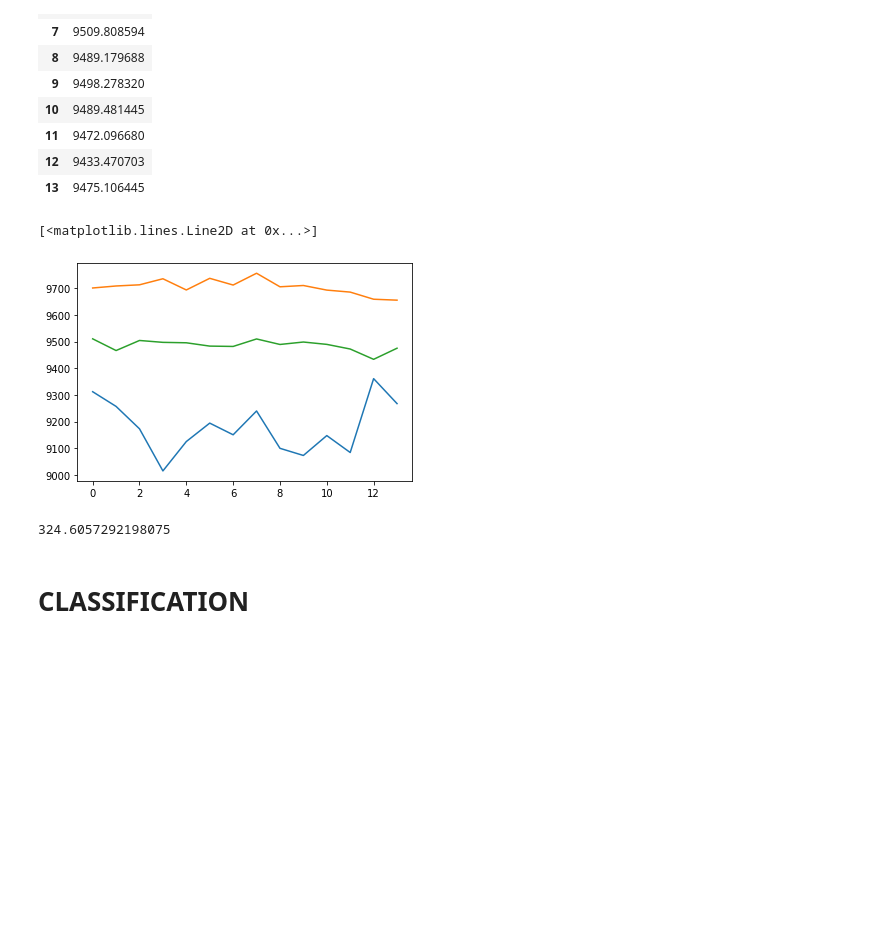
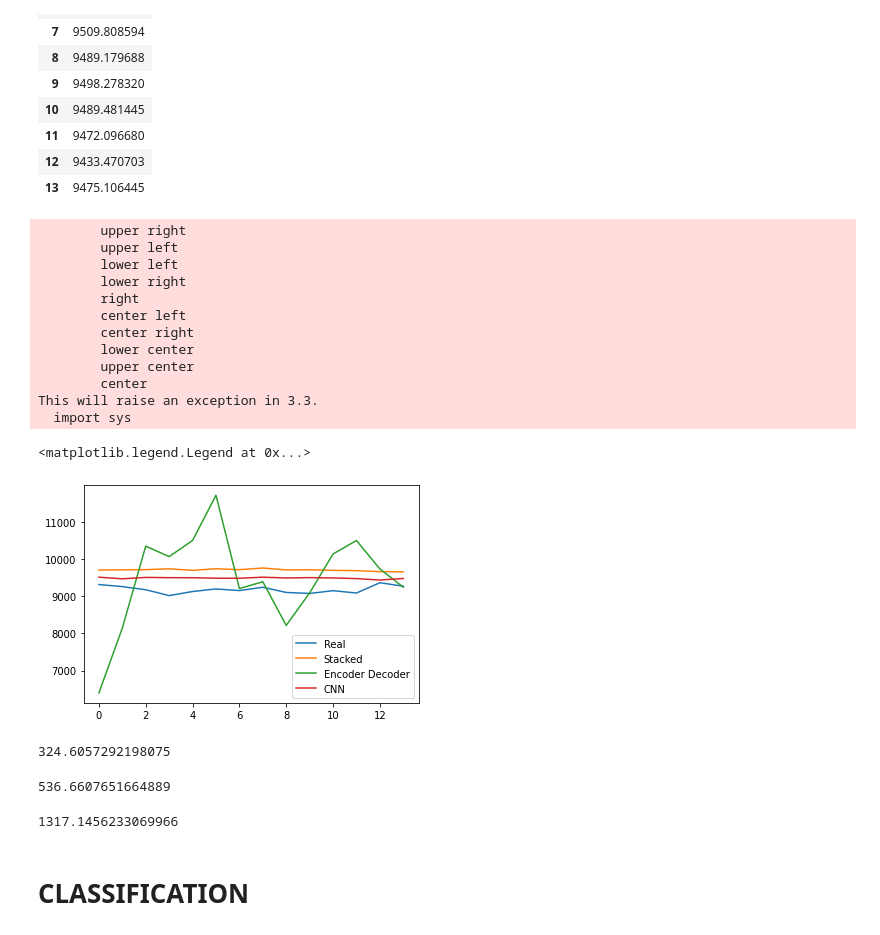
Before and after one commit to DonaldTurton/iLab2, a Jupyter notebook: Mdoelling_1.ipynb, the cells around one changed output. Drawn from its saved outputs; the diff is of its cells as text; code cells hidden in the pictures; blank space fills up the shorter version.

```diff
--- a/Mdoelling_1.ipynb
+++ b/Mdoelling_1.ipynb
@@ -1498,17 +1498,38 @@ predictions = pd.concat([predictions, yhat_cnn], axis=1, sort=False)
 # %%
 # Plot the predictions against the truth
 
-plt.plot(predictions.index, predictions.real)
-plt.plot(predictions.index, predictions.stacked)
-#plt.plot(predictions.index, predictions.encoder_decoder)
-plt.plot(predictions.index, predictions.CNN)
+plt.plot(predictions.index, predictions.real, label = "Real")
+plt.plot(predictions.index, predictions.stacked, label = "Stacked")
+plt.plot(predictions.index, predictions.encoder_decoder, label = "Encoder Decoder")
+plt.plot(predictions.index, predictions.CNN, label = "CNN")
+plt.legend(loc="bottom right")
 # %% [output]
-[<matplotlib.lines.Line2D at 0x...>]
+        upper right
+        upper left
+        lower left
+        lower right
+        right
+        center left
+        center right
+        lower center
+        upper center
+        center
+This will raise an exception in 3.3.
+  import sys
+<matplotlib.legend.Legend at 0x...>
-[figure, old version]
+[figure, new version]
 # %%
 rmse(predictions.CNN, predictions.real)
 # %% [output]
 324.6057292198075
+# %%
+rmse(predictions.stacked, predictions.real)
+# %% [output]
+536.6607651664889
+# %%
+rmse(predictions.encoder_decoder, predictions.real)
+# %% [output]
+1317.1456233069966
 # %% [markdown]
 # CLASSIFICATION
 # %%
```
